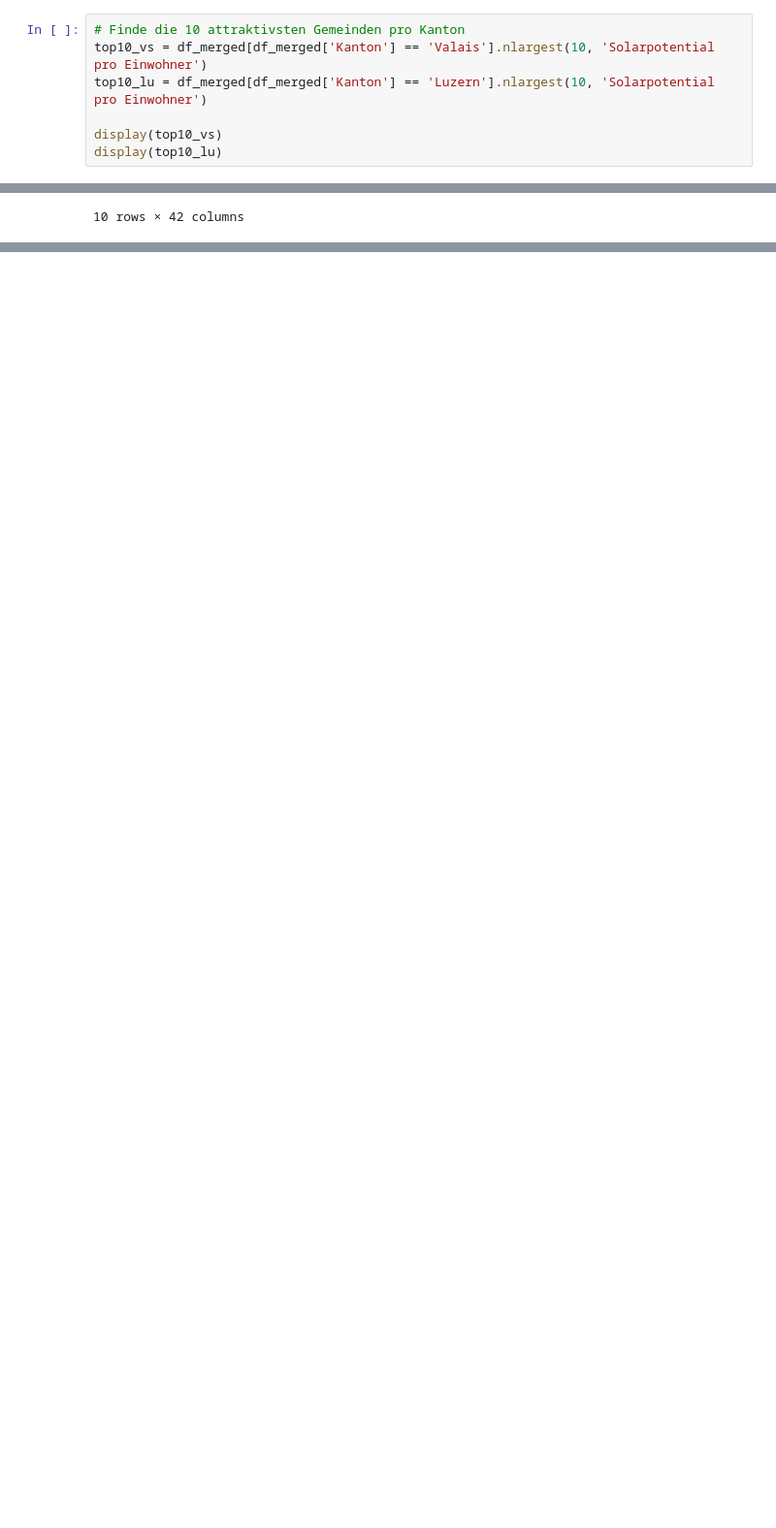
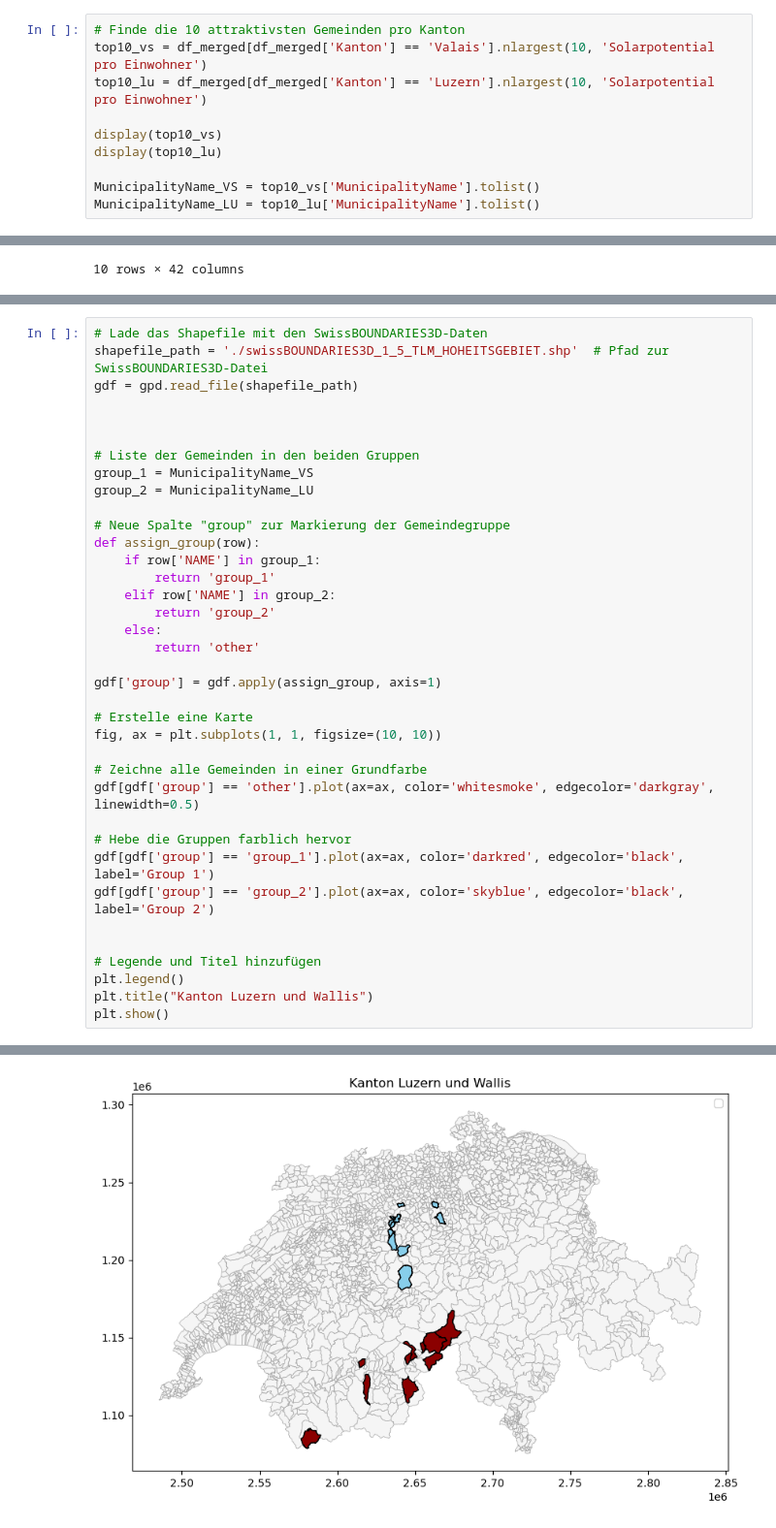
Before and after one commit to Dominique96/Python_first, a Jupyter notebook: solar_project.ipynb, the cells around one changed output, grey strips where cells are left out. Shown at 97% size. Cells and saved outputs as stored; diff of their text form; blank space fills up the shorter version.

```diff
--- a/solar_project.ipynb
+++ b/solar_project.ipynb
@@ -306,6 +312,9 @@ top10_lu = df_merged[df_merged['Kanton'] == 'Luzern'].nlargest(10, 'Solarpotenti
 
 display(top10_vs)
 display(top10_lu)
+
+MunicipalityName_VS = top10_vs['MunicipalityName'].tolist()
+MunicipalityName_LU = top10_lu['MunicipalityName'].tolist()
 # %% [output]
 |  | MunicipalityNumber | MunicipalityName | Canton | Country | Scenario1_RoofsOnly_PotentialSola... | Scenario1_RoofsOnly_PotentialSola... | ... |
 | 117 | 6112 | Oberems | Valais | CH | 6.40 | 0.19 | ... |
@@ -333,0 +353,38 @@ display(top10_lu)
+# %%
+# Lade das Shapefile mit den SwissBOUNDARIES3D-Daten
+shapefile_path = './swissBOUNDARIES3D_1_5_TLM_HOHEITSGEBIET.shp'  # Pfad zur SwissBOUNDARIES3D-Datei
+gdf = gpd.read_file(shapefile_path)
+
+
+
+# Liste der Gemeinden in den beiden Gruppen
+group_1 = MunicipalityName_VS
+group_2 = MunicipalityName_LU
+
+# Neue Spalte "group" zur Markierung der Gemeindegruppe
+def assign_group(row):
+    if row['NAME'] in group_1:
+        return 'group_1'
+    elif row['NAME'] in group_2:
+        return 'group_2'
+    else:
+        return 'other'
+
+gdf['group'] = gdf.apply(assign_group, axis=1)
+
+# Erstelle eine Karte
+fig, ax = plt.subplots(1, 1, figsize=(10, 10))
+
+# Zeichne alle Gemeinden in einer Grundfarbe
+gdf[gdf['group'] == 'other'].plot(ax=ax, color='whitesmoke', edgecolor='darkgray', linewidth=0.5)
+
+# Hebe die Gruppen farblich hervor
+gdf[gdf['group'] == 'group_1'].plot(ax=ax, color='darkred', edgecolor='black', label='Group 1')
+gdf[gdf['group'] == 'group_2'].plot(ax=ax, color='skyblue', edgecolor='black', label='Group 2')
+
+
+# Legende und Titel hinzufügen
+plt.legend()
+plt.title("Kanton Luzern und Wallis")
+plt.show()
+# %% [output]
@@ -333,0 +393 @@ display(top10_lu)
+[figure, added]
```
Also changed, not shown: parts of 10 cells of this notebook, 10 other files.
